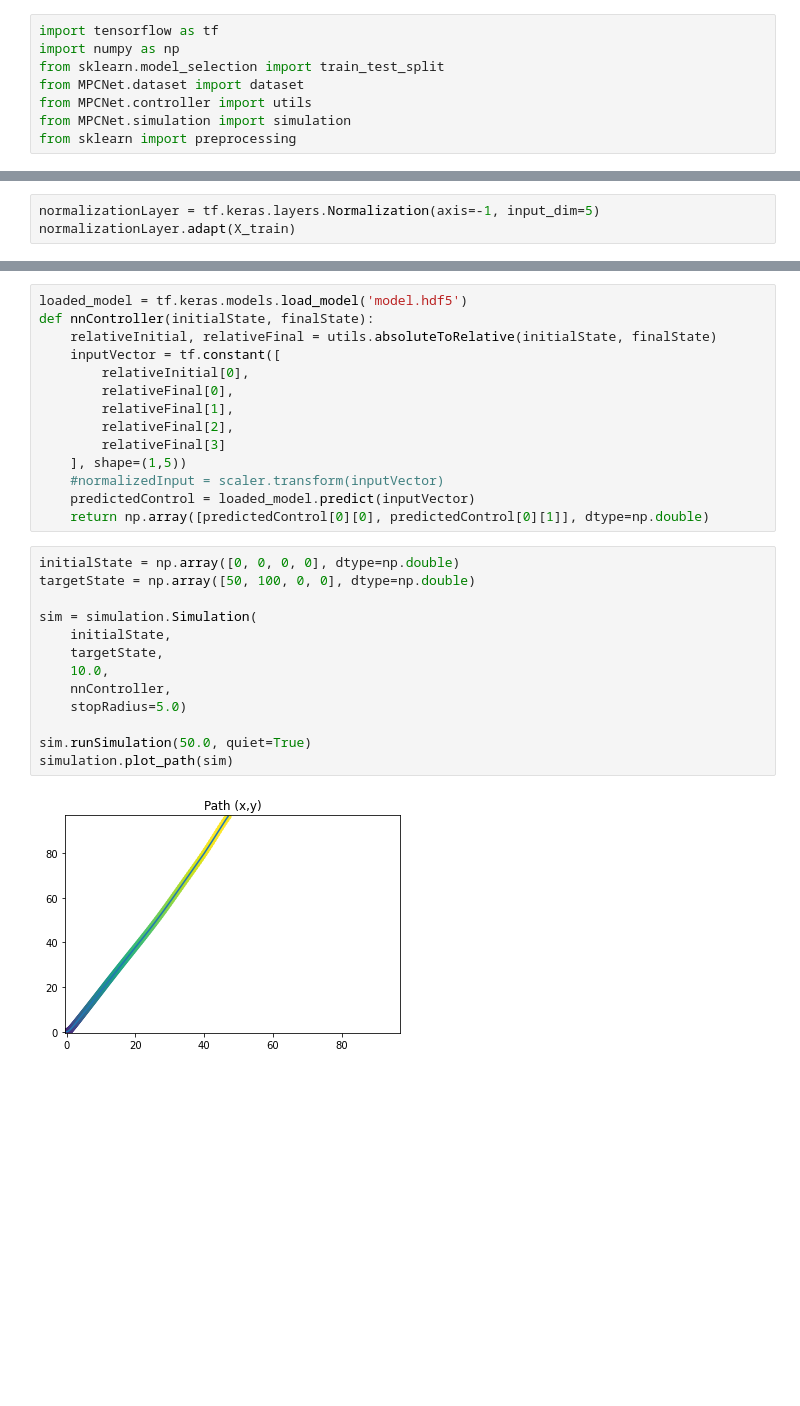
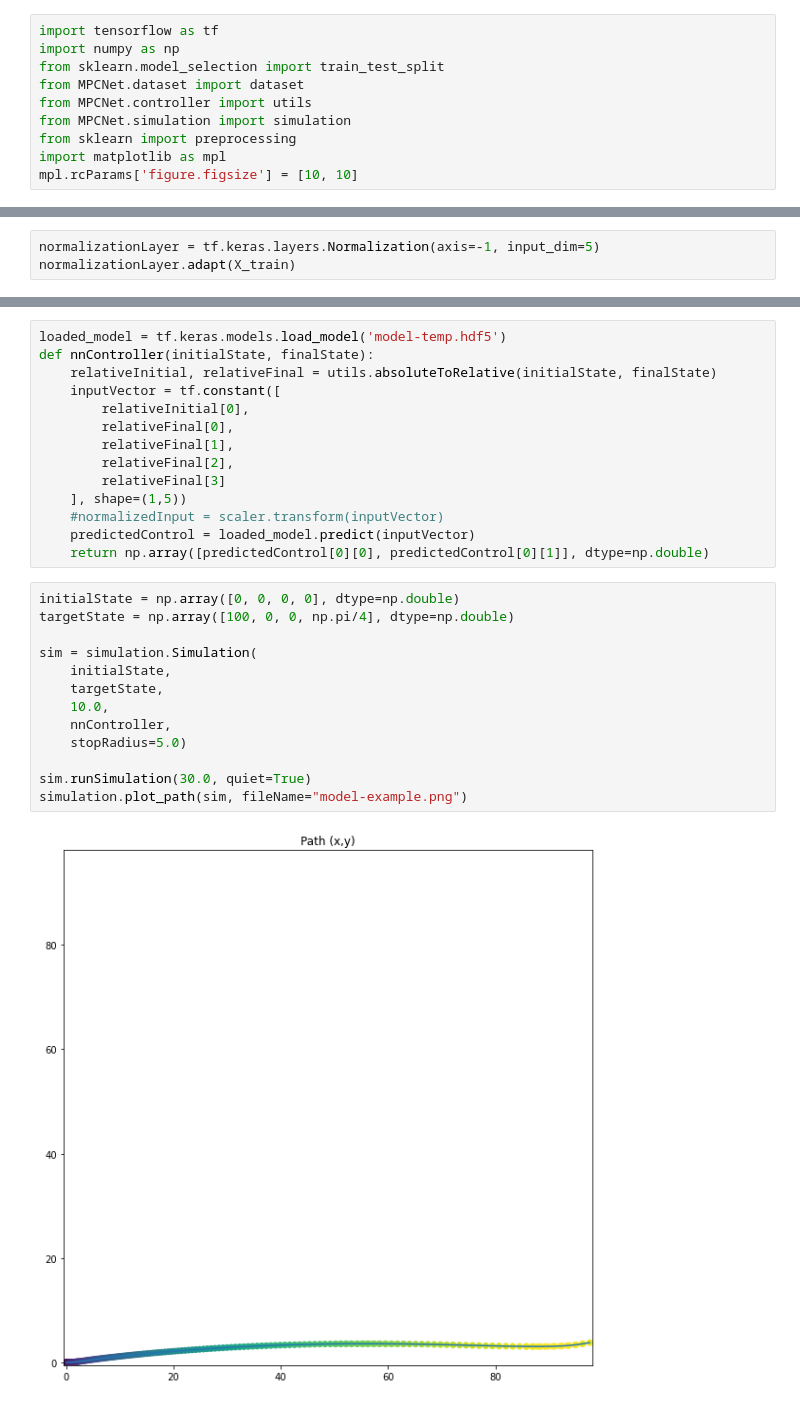
Before and after one commit to freiremelgiz/ECE539_FinalProject, a Jupyter notebook: Training Notebook.ipynb, the cells around one changed output, grey strips where cells are left out. Drawn from its saved outputs; the diff is of its cells as text; blank space fills up the shorter version.

```diff
--- a/Training Notebook.ipynb
+++ b/Training Notebook.ipynb
@@ -8,3 +8,5 @@ from MPCNet.dataset import dataset
 from MPCNet.controller import utils
 from MPCNet.simulation import simulation
 from sklearn import preprocessing
+import matplotlib as mpl
+mpl.rcParams['figure.figsize'] = [10, 10]
@@ -95,5 +96,5 @@ net.save('model.hdf5')
 # %%
-loaded_model = tf.keras.models.load_model('model.hdf5')
+loaded_model = tf.keras.models.load_model('model-temp.hdf5')
 def nnController(initialState, finalState):
     relativeInitial, relativeFinal = utils.absoluteToRelative(initialState, finalState)
     inputVector = tf.constant([
@@ -108,16 +109,16 @@ def nnController(initialState, finalState):
     return np.array([predictedControl[0][0], predictedControl[0][1]], dtype=np.double)
 # %%
 initialState = np.array([0, 0, 0, 0], dtype=np.double)
-targetState = np.array([50, 100, 0, 0], dtype=np.double)
+targetState = np.array([100, 0, 0, np.pi/4], dtype=np.double)
 
 sim = simulation.Simulation(
     initialState,
     targetState,
     10.0,
     nnController,
     stopRadius=5.0)
 
-sim.runSimulation(50.0, quiet=True)
-simulation.plot_path(sim)
+sim.runSimulation(30.0, quiet=True)
+simulation.plot_path(sim, fileName="model-example.png")
 # %% [output]
-[figure, old version]
+[figure, new version]
```
Also changed, not shown: parts of 6 cells of this notebook, 2 other files.
